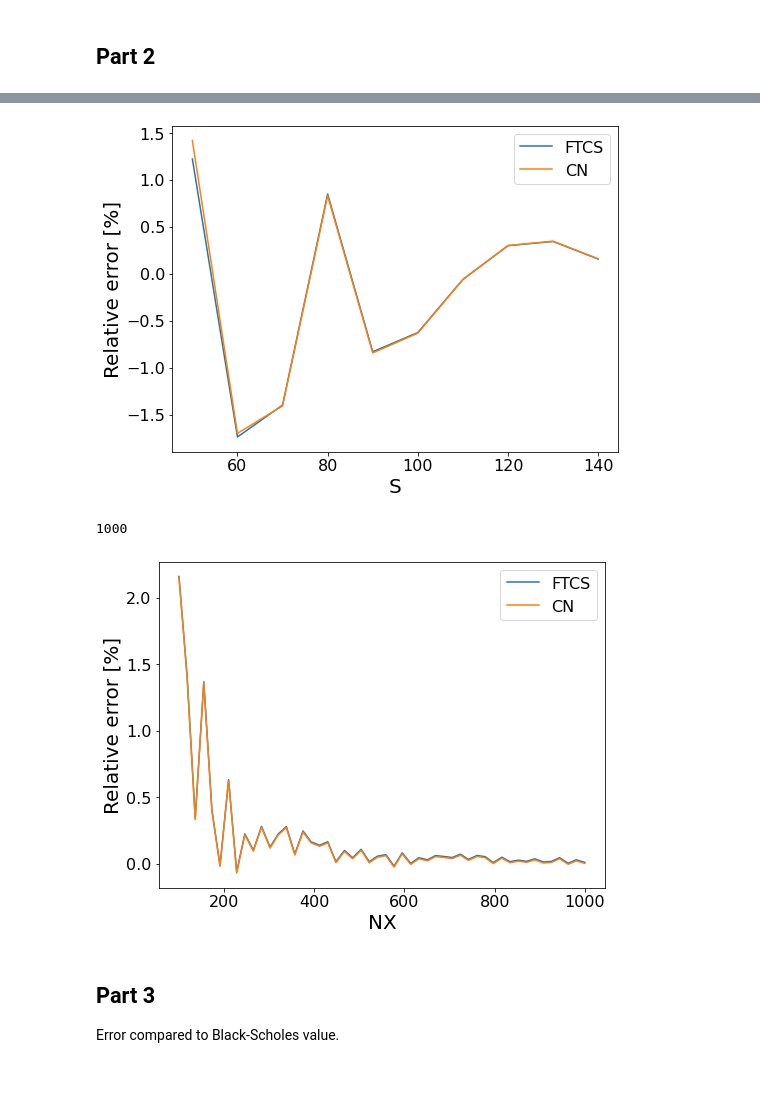
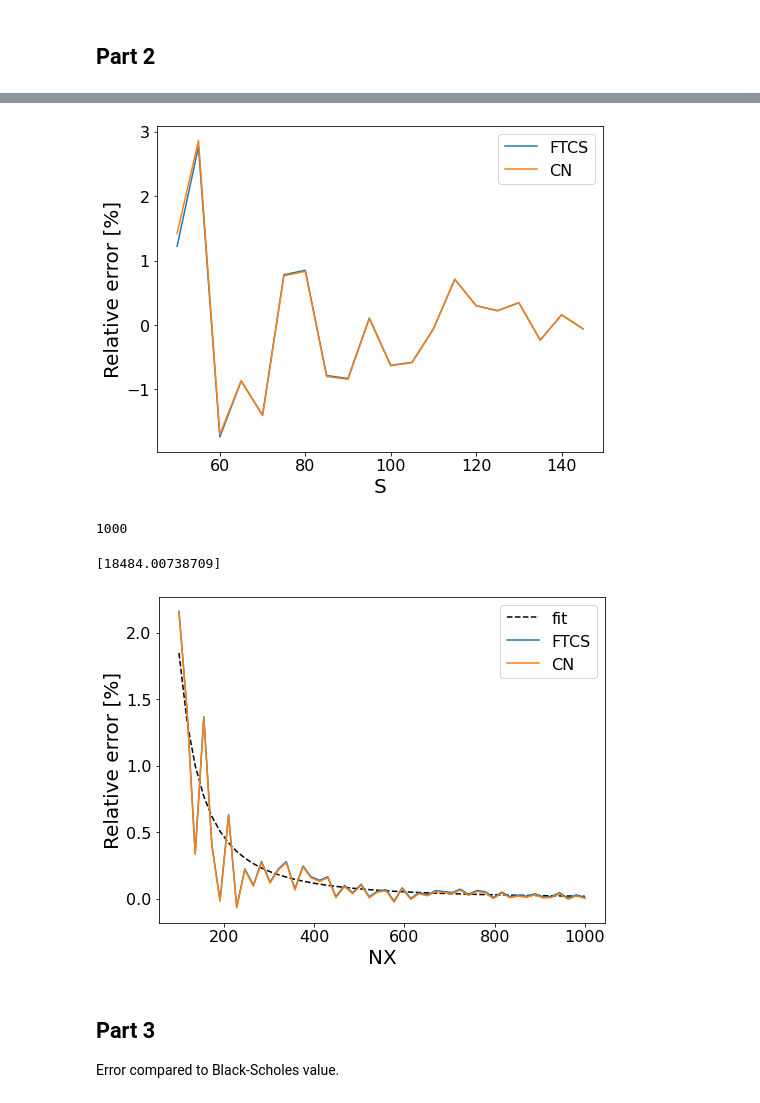
Before and after one commit to sanderbroos/Computational-Finance, a Jupyter notebook: Set 3/set3.ipynb, the cells around one changed output, grey strips where cells are left out. Drawn from its saved outputs; the diff is of its cells as text; code cells hidden in the pictures.

Commit message:
Fit against relative error as function of NX

```diff
--- a/Set 3/set3.ipynb
+++ b/Set 3/set3.ipynb
@@ -38,7 +39,7 @@ payoffs_FTCS = []
 payoffs_CN = []
 payoffs_BS = []
 
-Ss = np.arange(50, 150, 10)
+Ss = np.arange(50, 150, 5)
 for S in Ss:
 
     payoffs_FTCS.append(field_FTCS.get_payoff_for_S(S))
@@ -88,7 +89,7 @@ deltas_FTCS = []
 deltas_CN = []
 deltas_BS = []
 
-Ss = np.arange(50, 150, 10)
+Ss = np.arange(50, 150, 5)
 for S in Ss:
 
     deltas_FTCS.append(field_FTCS.calc_delta(S))
@@ -130,7 +131,7 @@ plt.ylabel("Relative error [%]")
 plt.legend()
 plt.show()
 # %% [output]
-[figure, old version]
+[figure, new version]
 # %%
 # Compute payoffs at for different NX
 
@@ -156,24 +157,42 @@ for NX in NXs:
 # %%
 # Plot relative error as a function of NX
 
 relative_error_delta_FTCS = []
 relative_error_delta_CN = []
+def relative_error(exact, approx):
 
+    return (approx - exact) / exact * 100
 for i in range(len(NXs)):
 
     relative_error_delta_FTCS.append(relative_error(payoffs_BS[i], payoffs_FTCS[i]))
     relative_error_delta_CN.append(relative_error(payoffs_BS[i], payoffs_CN[i]))
 
+
+def f(x, a):
+    return a / x**2
+
+def fit(func, xdata, ydata):
+
+    popt, pcov = curve_fit(func, xdata, ydata)
+    return popt
+
+popt = fit(f, NXs, relative_error_delta_FTCS)
+print(popt)
+
+fitted_values = [f(x, popt[0]) for x in NXs]
+
+plt.plot(NXs, fitted_values, label="fit", color="k", ls="--")
 plt.plot(NXs, relative_error_delta_FTCS, label="FTCS")
 plt.plot(NXs, relative_error_delta_CN, label="CN")
 
 plt.xlabel("NX")
 plt.ylabel("Relative error [%]")
 
 plt.legend()
 plt.show()
 # %% [output]
+[18484.00738709]
-[figure, old version]
+[figure, new version]
 # %% [markdown]
 ## Part 3
 
```
Also changed, not shown: parts of 4 cells of this notebook.
